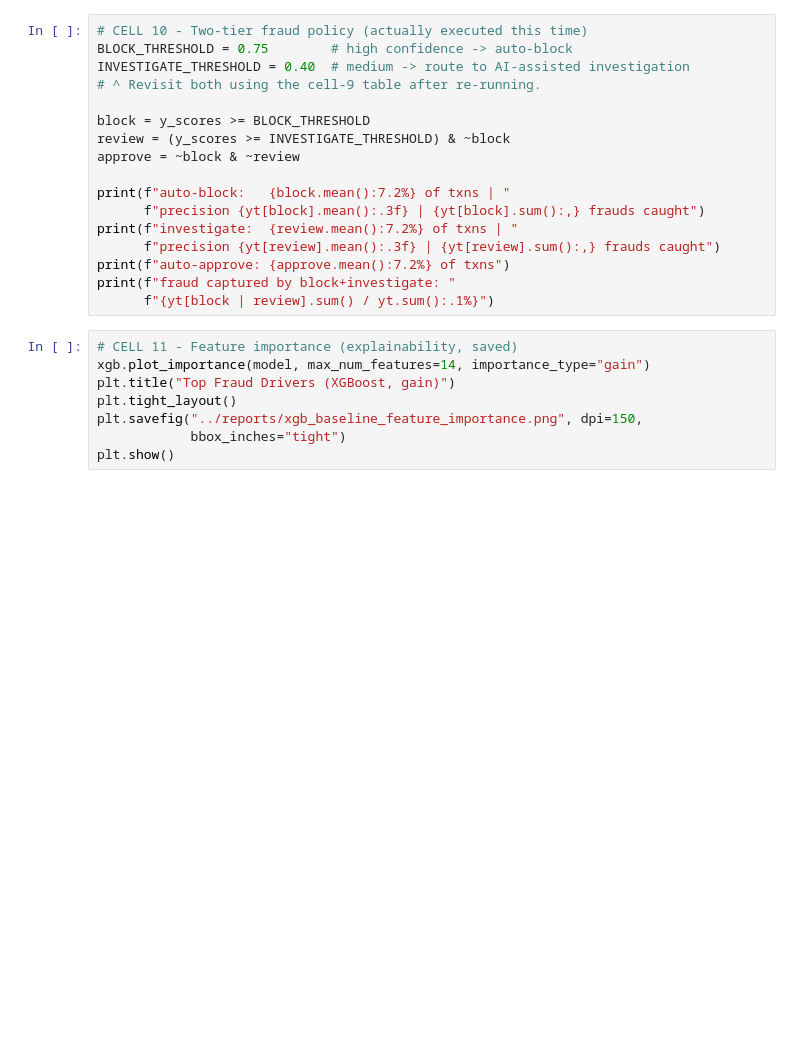
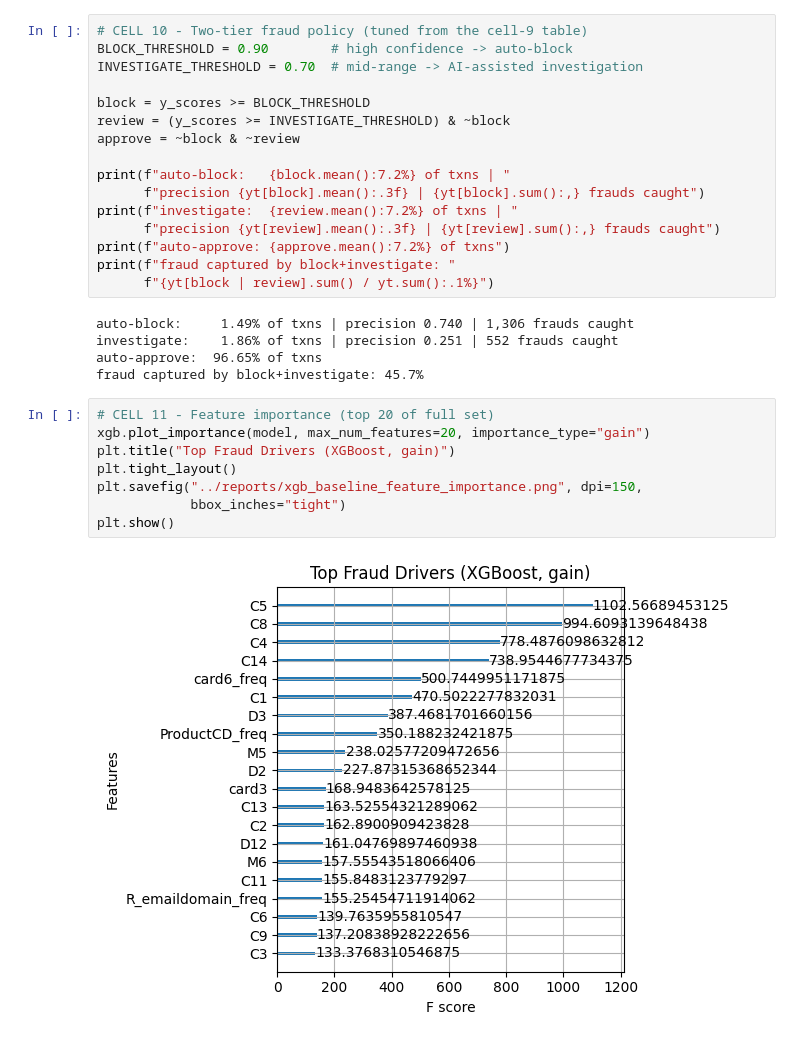
Before and after one commit to ttashi7/Fraud-Detection-and-AI-Investigation-Assistant, a Jupyter notebook: notebooks/04_xgboost_baseline.ipynb, the cells around one changed output. Drawn from its saved outputs; the diff is of its cells as text; blank space fills up the shorter version.

```diff
--- a/notebooks/04_xgboost_baseline.ipynb
+++ b/notebooks/04_xgboost_baseline.ipynb
@@ -140,8 +152,7 @@ print(pd.DataFrame(rows).to_string(index=False))
 # %%
-# CELL 10 - Two-tier fraud policy (actually executed this time)
-BLOCK_THRESHOLD = 0.75        # high confidence -> auto-block
-INVESTIGATE_THRESHOLD = 0.40  # medium -> route to AI-assisted investigation
-# ^ Revisit both using the cell-9 table after re-running.
+# CELL 10 - Two-tier fraud policy (tuned from the cell-9 table)
+BLOCK_THRESHOLD = 0.90        # high confidence -> auto-block
+INVESTIGATE_THRESHOLD = 0.70  # mid-range -> AI-assisted investigation
 
 block = y_scores >= BLOCK_THRESHOLD
 review = (y_scores >= INVESTIGATE_THRESHOLD) & ~block
@@ -154,12 +165,19 @@ print(f"investigate:  {review.mean():7.2%} of txns | "
 print(f"auto-approve: {approve.mean():7.2%} of txns")
 print(f"fraud captured by block+investigate: "
       f"{yt[block | review].sum() / yt.sum():.1%}")
+# %% [output]
+auto-block:     1.49% of txns | precision 0.740 | 1,306 frauds caught
+investigate:    1.86% of txns | precision 0.251 | 552 frauds caught
+auto-approve:  96.65% of txns
+fraud captured by block+investigate: 45.7%
 # %%
-# CELL 11 - Feature importance (explainability, saved)
-xgb.plot_importance(model, max_num_features=14, importance_type="gain")
+# CELL 11 - Feature importance (top 20 of full set)
+xgb.plot_importance(model, max_num_features=20, importance_type="gain")
 plt.title("Top Fraud Drivers (XGBoost, gain)")
 plt.tight_layout()
 plt.savefig("../reports/xgb_baseline_feature_importance.png", dpi=150,
             bbox_inches="tight")
 plt.show()
+# %% [output]
+[figure, added]
 # %%
```
Also changed, not shown: parts of 11 cells of this notebook, 23 other files.
